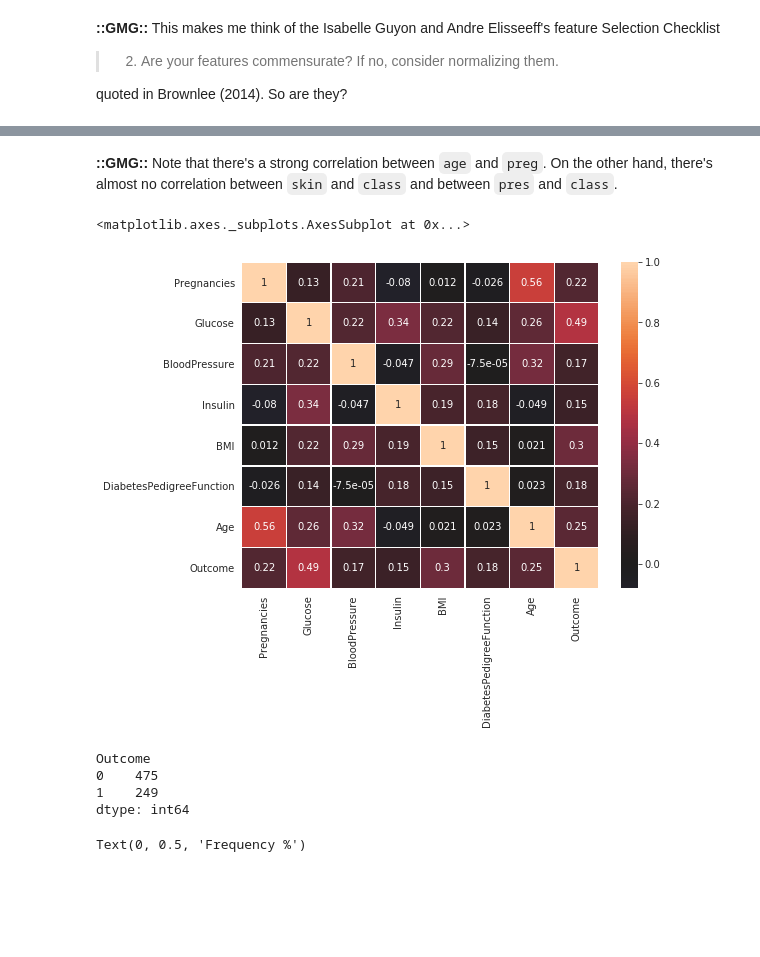
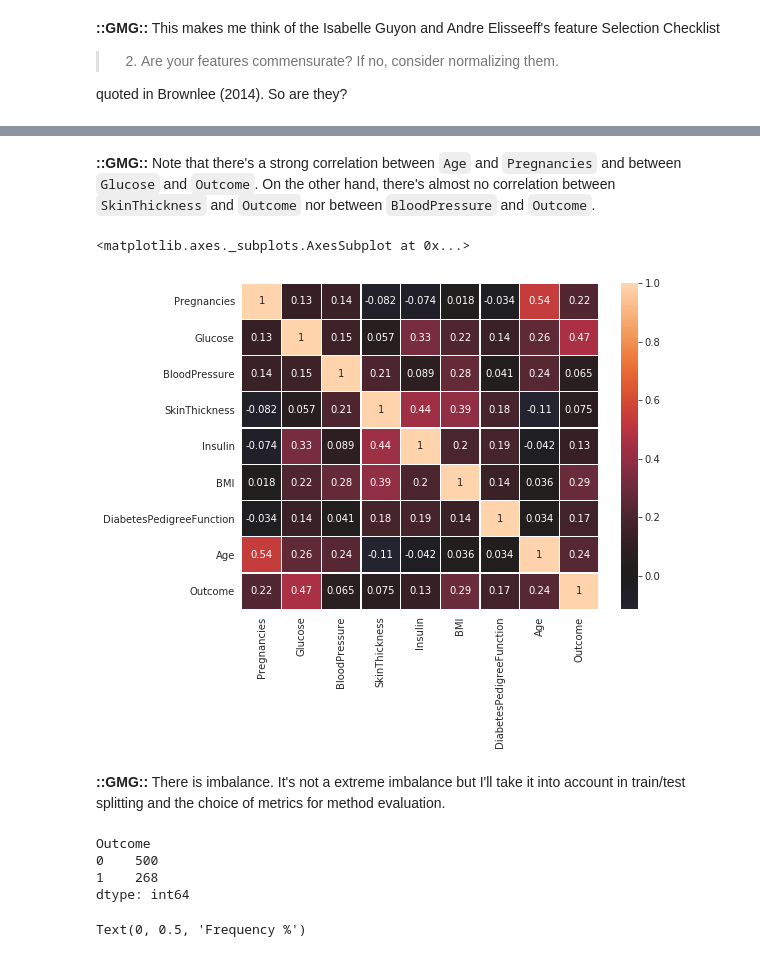
Before and after one commit to yerartdev/tfm-pb, a Jupyter notebook: poc-fs-filter-pima-indians-diabetes.ipynb, the cells around one changed output, grey strips where cells are left out. Saved outputs shown, nothing was run; the diff lists cells and outputs as text; code cells hidden in the pictures; blank space fills up the shorter version.

Commit message:
filter feature selection PoC: redo (and comment) eda and train/test split

```diff
--- a/poc-fs-filter-pima-indians-diabetes.ipynb
+++ b/poc-fs-filter-pima-indians-diabetes.ipynb
@@ -162,28 +169,28 @@ data.describe()
 | 75% | 6.000000 | 140.250000 | 80.000000 | 32.000000 | 127.250000 | 36.600000 | 0.626250 | 41.000000 | ... |
 | max | 17.000000 | 199.000000 | 122.000000 | 99.000000 | 846.000000 | 67.100000 | 2.420000 | 81.000000 | ... |
 # %% [markdown]
-**::GMG::** Note that there's a strong correlation between `age` and `preg`. On the other hand, there's almost no correlation between `skin` and `class` and between `pres` and `class`.
+**::GMG::** Note that there's a strong correlation between `Age` and `Pregnancies` and between `Glucose` and `Outcome`. On the other hand, there's almost no correlation between `SkinThickness` and `Outcome` nor between `BloodPressure` and `Outcome`.
 # %%
 #::GMG::Not much insight from correlation
 color = sns.color_palette()
 sns.set_style('darkgrid')
 plt.subplots(figsize=(8,6))
-sns.heatmap(data_final.corr(), center=0, annot=True, linewidths=.3)
+sns.heatmap(data.corr(), center=0, annot=True, linewidths=.3)
 # %% [output]
 <matplotlib.axes._subplots.AxesSubplot at 0x...>
-[figure, old version]
+[figure, new version]
+# %% [markdown]
+**::GMG::** There is imbalance. It's not a extreme imbalance but I'll take it into account in train/test splitting and the choice of metrics for method evaluation.
 # %%
 #::GMG::Beware of the imbalance dataset ...
 #       https://www.quora.com/What-is-an-imbalanced-dataset
 #       https://www.datacamp.com/community/tutorials/diving-deep-imbalanced-data
 #       https://towardsdatascience.com/methods-for-dealing-with-imbalanced-data-5b761be45a18
-#       How do I check?
-# https://towardsdatascience.com/machine-learning-workflow-on-diabetes-data-part-01-573864fcc6b8
-data_final.groupby('Outcome').size()
+data.groupby('Outcome').size()
 # %% [output]
 Outcome
-0    475
-1    249
+0    500
+1    268
 dtype: int64
 # %%
 #::GMG::Say, 0 healthy, 1 diabetes
```
Also changed, not shown: parts of 8 cells of this notebook.
